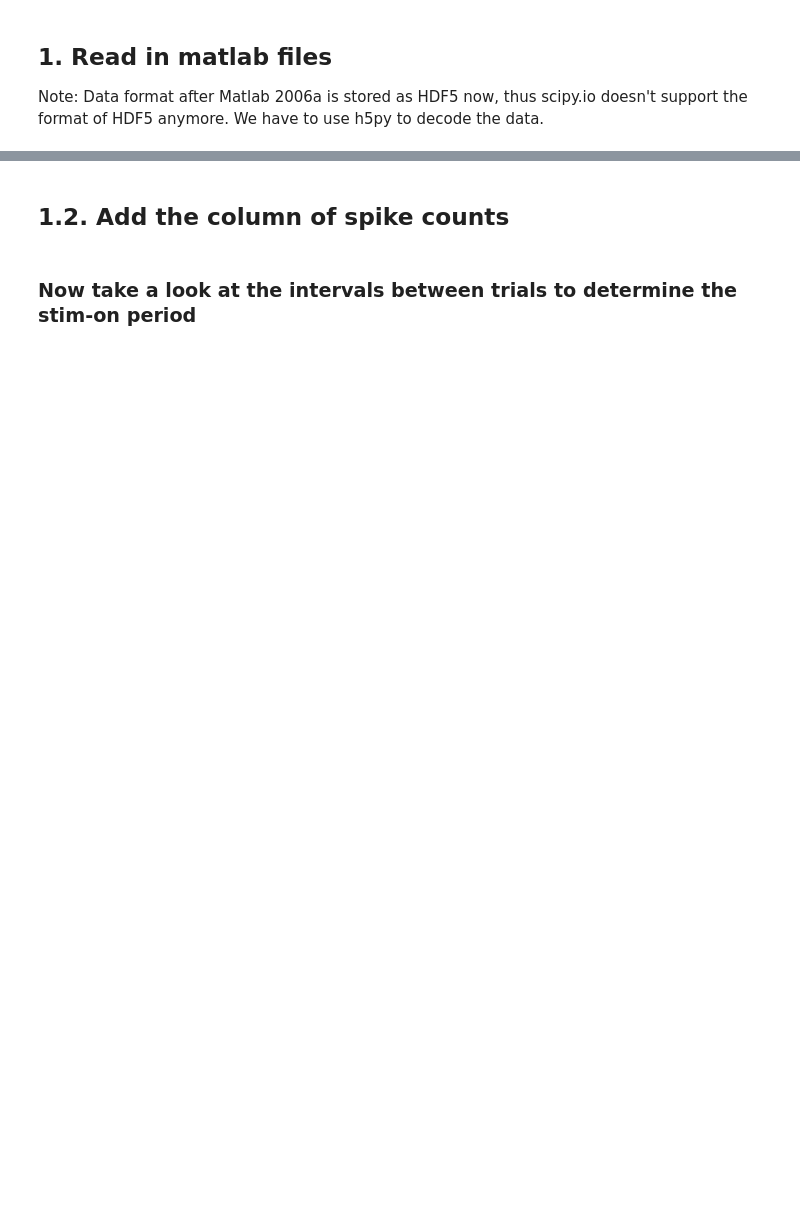
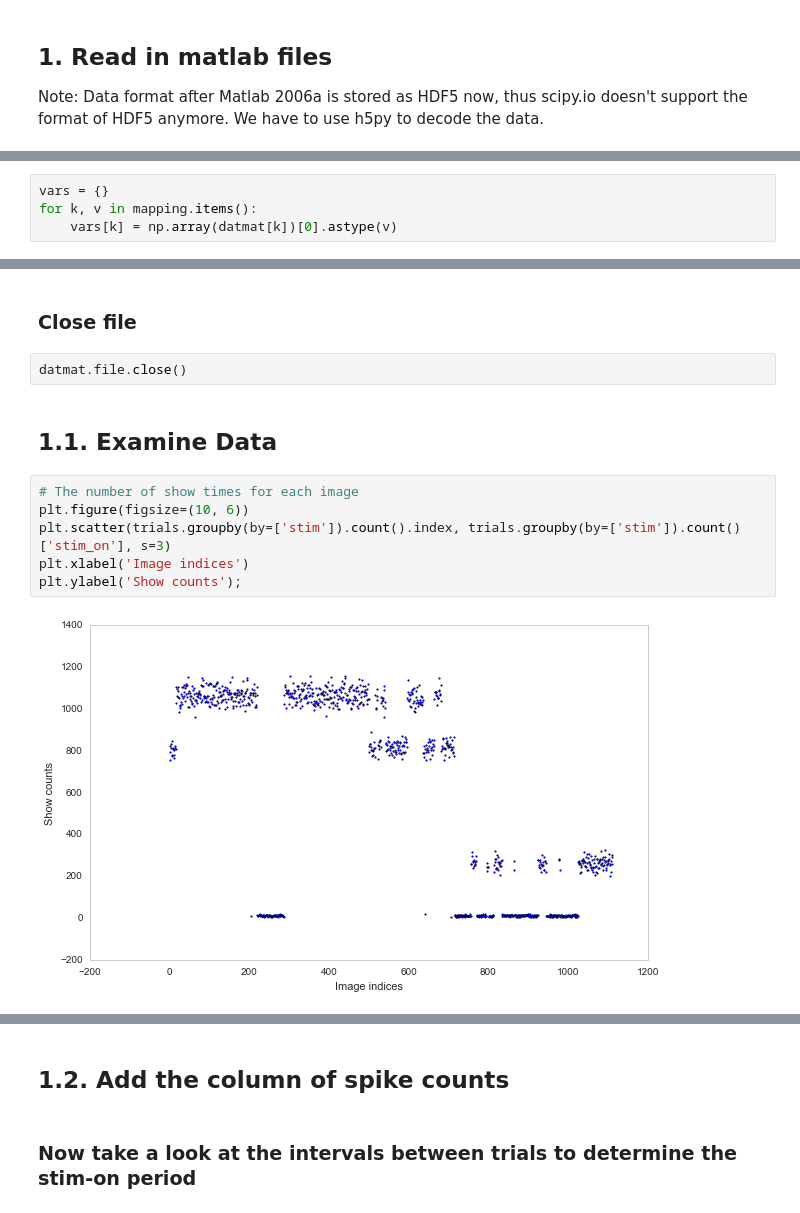
Before and after one commit to pearsonlab/utevsky2016, a Jupyter notebook: prepare_monkey_data.ipynb, the cells around one changed output, grey strips where cells are left out. Saved outputs shown, nothing was run; the diff lists cells and outputs as text; blank space fills up the shorter version.

```diff
--- a/prepare_monkey_data.ipynb
+++ b/prepare_monkey_data.ipynb
@@ -180,0 +49,4 @@ plt.ylabel('Neuron indices (526 totally)')
+# %%
+vars = {}
+for k, v in mapping.items():
+    vars[k] = np.array(datmat[k])[0].astype(v)
@@ -180,0 +139,14 @@ plt.ylabel('Neuron indices (526 totally)')
+# %% [markdown]
+### Close file
+# %%
+datmat.file.close()
+# %% [markdown]
+## 1.1. Examine Data
+# %%
+# The number of show times for each image
+plt.figure(figsize=(10, 6))
+plt.scatter(trials.groupby(by=['stim']).count().index, trials.groupby(by=['stim']).count()['stim_on'], s=3)
+plt.xlabel('Image indices')
+plt.ylabel('Show counts');
+# %% [output]
+[figure, added]
```
Also changed, not shown: parts of 101 cells of this notebook.
